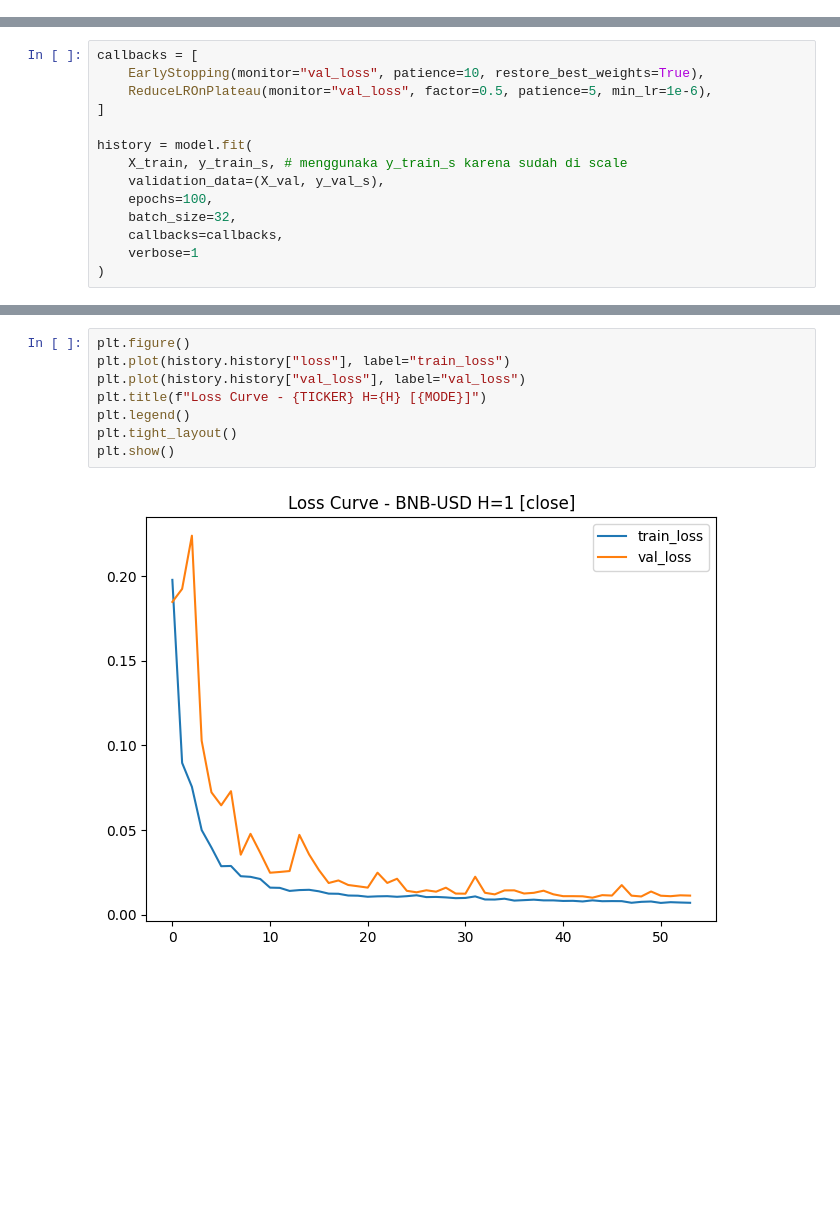
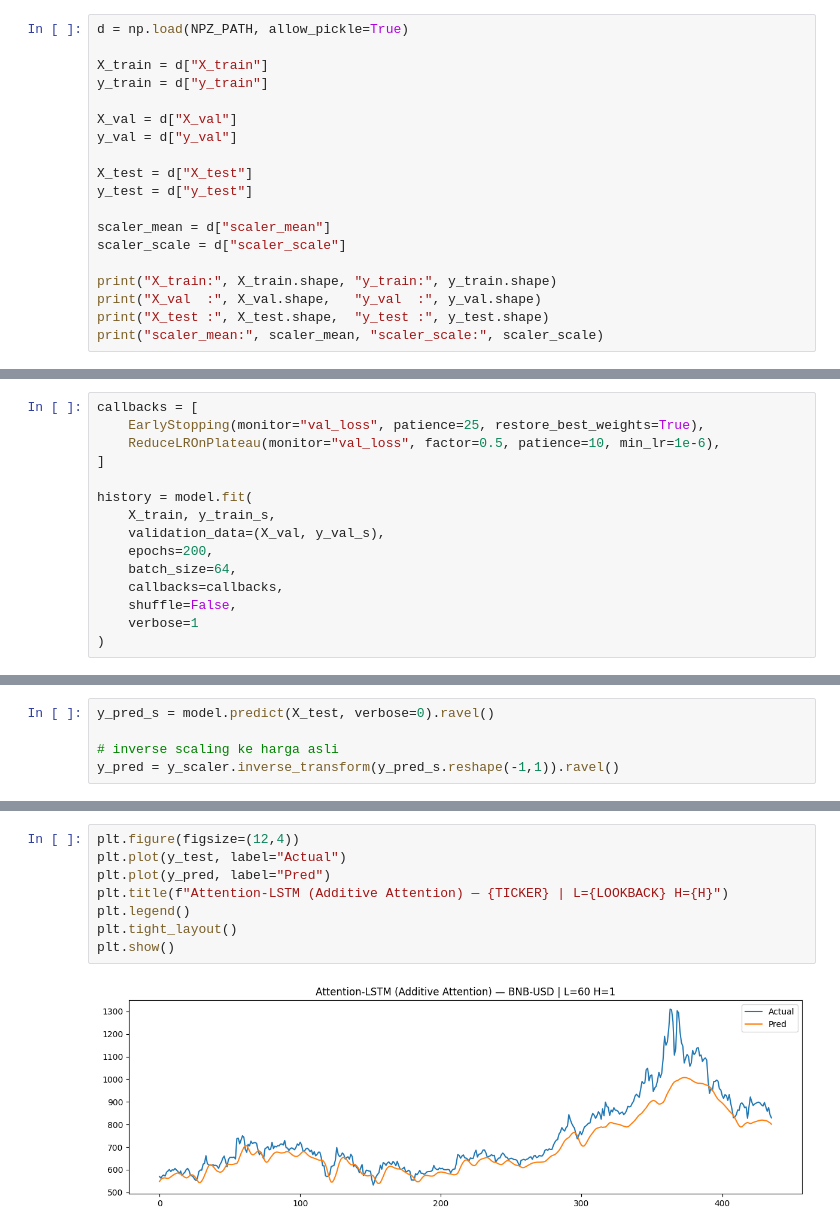
Before and after one commit to Budisyahputra/crypto-forecasting, a Jupyter notebook: notebooks/03_train_attention_lstm_close_BNB_H1.ipynb, the cells around one changed output, grey strips where cells are left out. Cells and saved outputs as stored; diff of their text form; blank space fills up the shorter version.

```diff
--- a/notebooks/03_train_attention_lstm_close_BNB_H1.ipynb
+++ b/notebooks/03_train_attention_lstm_close_BNB_H1.ipynb
@@ -62,0 +28,19 @@ Features: ['Close']
+# %%
+d = np.load(NPZ_PATH, allow_pickle=True)
+
+X_train = d["X_train"]
+y_train = d["y_train"]
+
+X_val = d["X_val"]
+y_val = d["y_val"]
+
+X_test = d["X_test"]
+y_test = d["y_test"]
+
+scaler_mean = d["scaler_mean"]
+scaler_scale = d["scaler_scale"]
+
+print("X_train:", X_train.shape, "y_train:", y_train.shape)
+print("X_val  :", X_val.shape,   "y_val  :", y_val.shape)
+print("X_test :", X_test.shape,  "y_test :", y_test.shape)
+print("scaler_mean:", scaler_mean, "scaler_scale:", scaler_scale)
@@ -124,15 +153,16 @@ y_test_s  = y_scaler.transform(y_test.reshape(-1,1)).ravel()
 # %%
 callbacks = [
-    EarlyStopping(monitor="val_loss", patience=10, restore_best_weights=True),
-    ReduceLROnPlateau(monitor="val_loss", factor=0.5, patience=5, min_lr=1e-6),
+    EarlyStopping(monitor="val_loss", patience=25, restore_best_weights=True),
+    ReduceLROnPlateau(monitor="val_loss", factor=0.5, patience=10, min_lr=1e-6),
 ]
 
 history = model.fit(
-    X_train, y_train_s, # menggunaka y_train_s karena sudah di scale
+    X_train, y_train_s,
     validation_data=(X_val, y_val_s),
-    epochs=100,
-    batch_size=32,
+    epochs=200,
+    batch_size=64,
     callbacks=callbacks,
+    shuffle=False,
     verbose=1
 )
 # %% [output]
@@ -155,0 +204,5 @@ Epoch 54/100
+# %%
+y_pred_s = model.predict(X_test, verbose=0).ravel()
+
+# inverse scaling ke harga asli
+y_pred = y_scaler.inverse_transform(y_pred_s.reshape(-1,1)).ravel()
@@ -156,10 +244,10 @@ Epoch 54/100
 # %%
-plt.figure()
-plt.plot(history.history["loss"], label="train_loss")
-plt.plot(history.history["val_loss"], label="val_loss")
-plt.title(f"Loss Curve - {TICKER} H={H} [{MODE}]")
+plt.figure(figsize=(12,4))
+plt.plot(y_test, label="Actual")
+plt.plot(y_pred, label="Pred")
+plt.title(f"Attention-LSTM (Additive Attention) — {TICKER} | L={LOOKBACK} H={H}")
 plt.legend()
 plt.tight_layout()
 plt.show()
 # %% [output]
-[figure, old version]
+[figure, new version]
```
Also changed, not shown: parts of 20 cells of this notebook, 22 other files.
